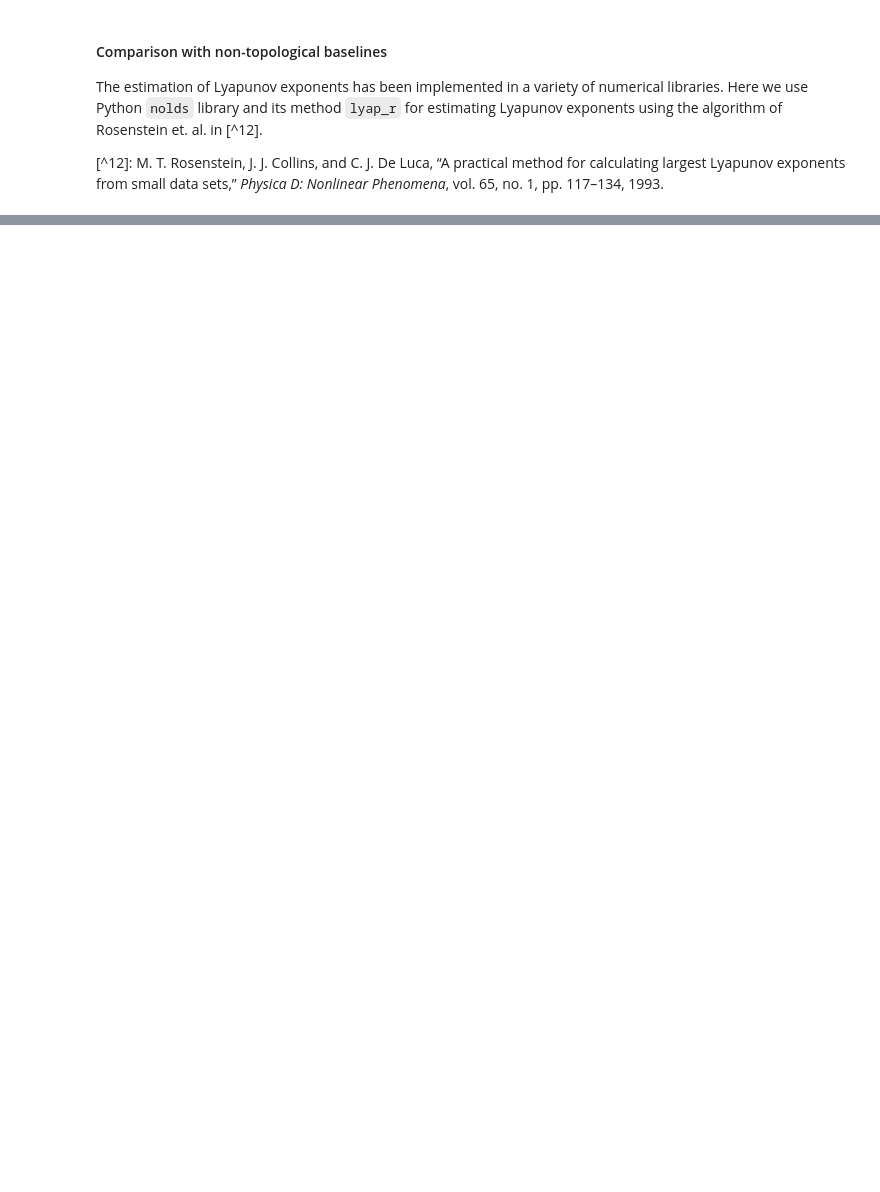
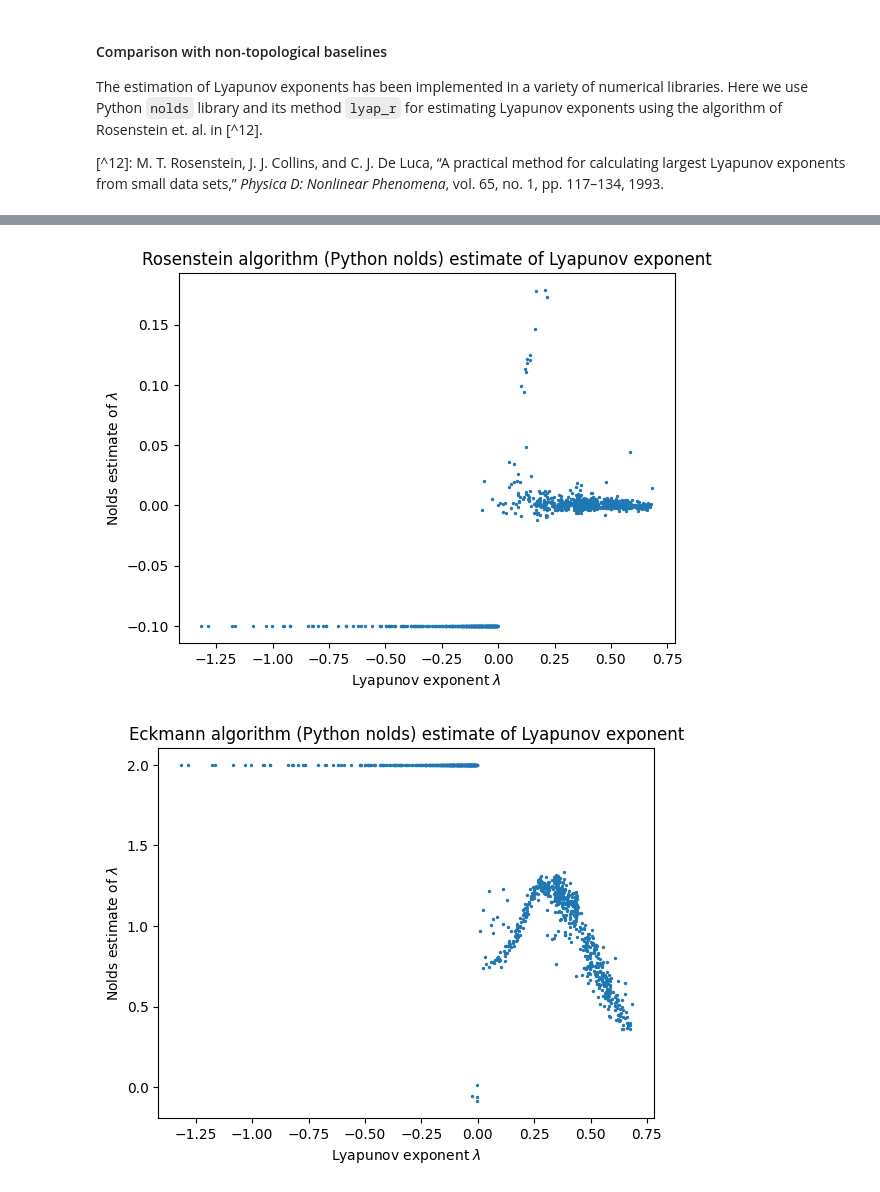
Before and after one commit to colinstephen/topological_divergences, a Jupyter notebook: experiments2.ipynb, the cells around one changed output, grey strips where cells are left out. Drawn from its saved outputs; the diff is of its cells as text; code cells hidden in the pictures; blank space fills up the shorter version.

```diff
--- a/experiments2.ipynb
+++ b/experiments2.ipynb
@@ -316,0 +342,15 @@ The estimation of Lyapunov exponents has been implemented in a variety of numeri
+# %%
+plt.scatter(lyapunovs, nolds_estimates_finite, s=2)
+plt.xlabel("Lyapunov exponent $\lambda$")
+plt.ylabel("Nolds estimate of $\lambda$")
+plt.title("Rosenstein algorithm (Python nolds) estimate of Lyapunov exponent")
+plt.show()
+
+plt.scatter(lyapunovs, nolds_estimates_finite_e, s=2)
+plt.xlabel("Lyapunov exponent $\lambda$")
+plt.ylabel("Nolds estimate of $\lambda$")
+plt.title("Eckmann algorithm (Python nolds) estimate of Lyapunov exponent")
+plt.show()
+# %% [output]
+[figure, added]
+[figure, added]
```
Also changed, not shown: parts of 41 cells of this notebook.
